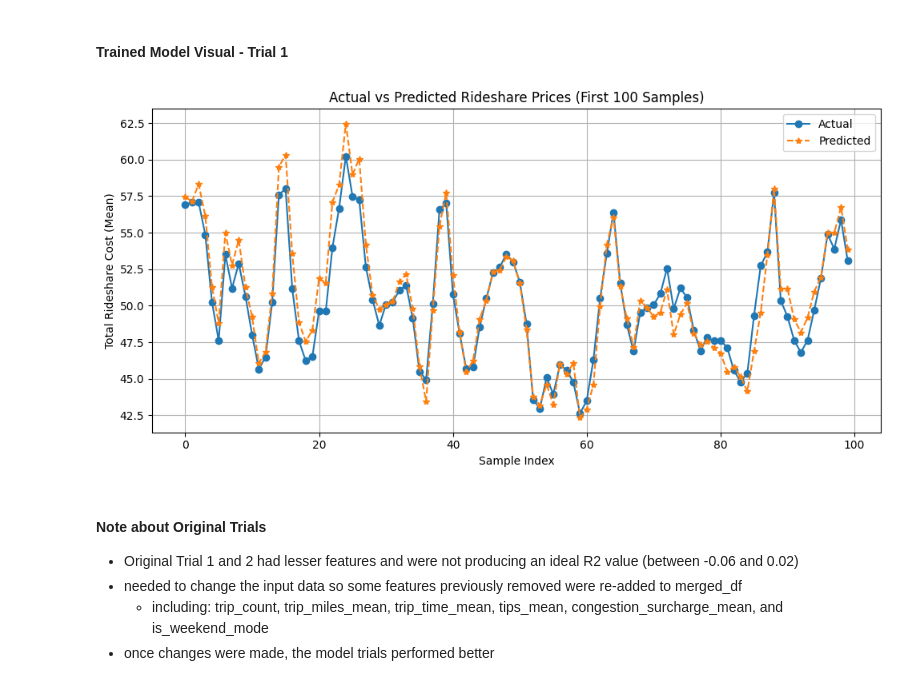
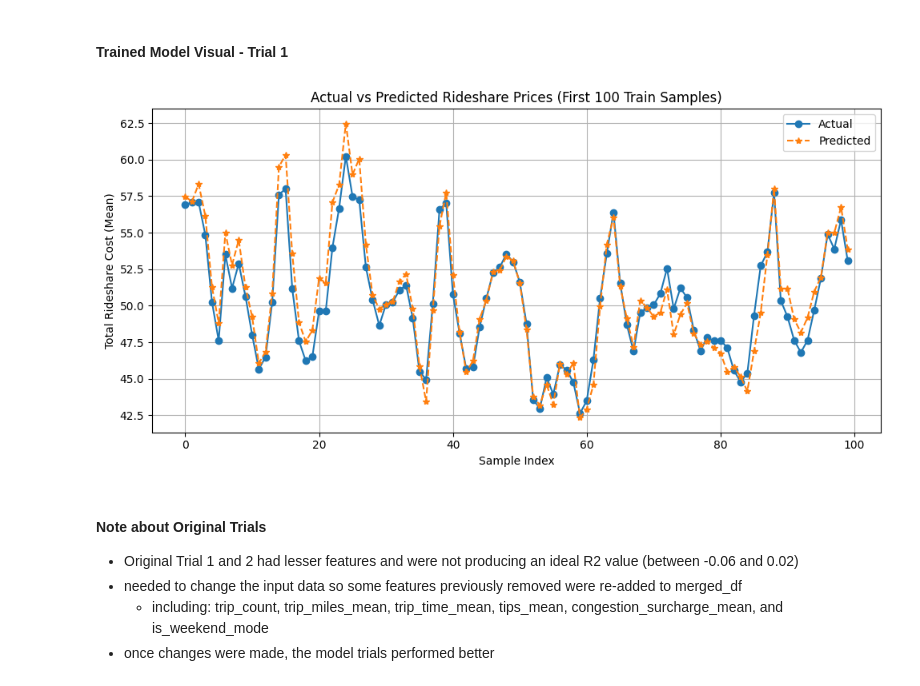
Before and after one commit to data11y/SU-IST707-Group_Project, a Jupyter notebook: Project Checkpoints/Checkpoint 2/Initial Models/Linear Regression Model-3.ipynb, the cells around one changed output. Drawn from its saved outputs; the diff is of its cells as text; code cells hidden in the pictures.

```diff
--- a/Project Checkpoints/Checkpoint 2/Initial Models/Linear Regression Model-3.ipynb
+++ b/Project Checkpoints/Checkpoint 2/Initial Models/Linear Regression Model-3.ipynb
@@ -488,19 +488,19 @@ R² Score: 0.5945
 # %%
 # Actual Cost vs. Predicted Cost
 # (n=100) provided the best clarity
 
 plt.figure(figsize=(10, 5))
 plt.plot(y_test_1.values[:100], label='Actual', marker='o')
 plt.plot(y_pred_1[:100], label='Predicted', linestyle='--', marker='*')
-plt.title("Actual vs Predicted Rideshare Prices (First 100 Samples)")
+plt.title("Actual vs Predicted Rideshare Prices (First 100 Train Samples)")
 plt.xlabel("Sample Index")
 plt.ylabel("Total Rideshare Cost (Mean)")
 plt.legend()
 plt.grid(True)
 plt.tight_layout()
 plt.show()
 # %% [output]
-[figure, old version]
+[figure, new version]
 # %% [markdown]
 #### Note about Original Trials
 
```
Also changed, not shown: parts of 3 cells of this notebook.
